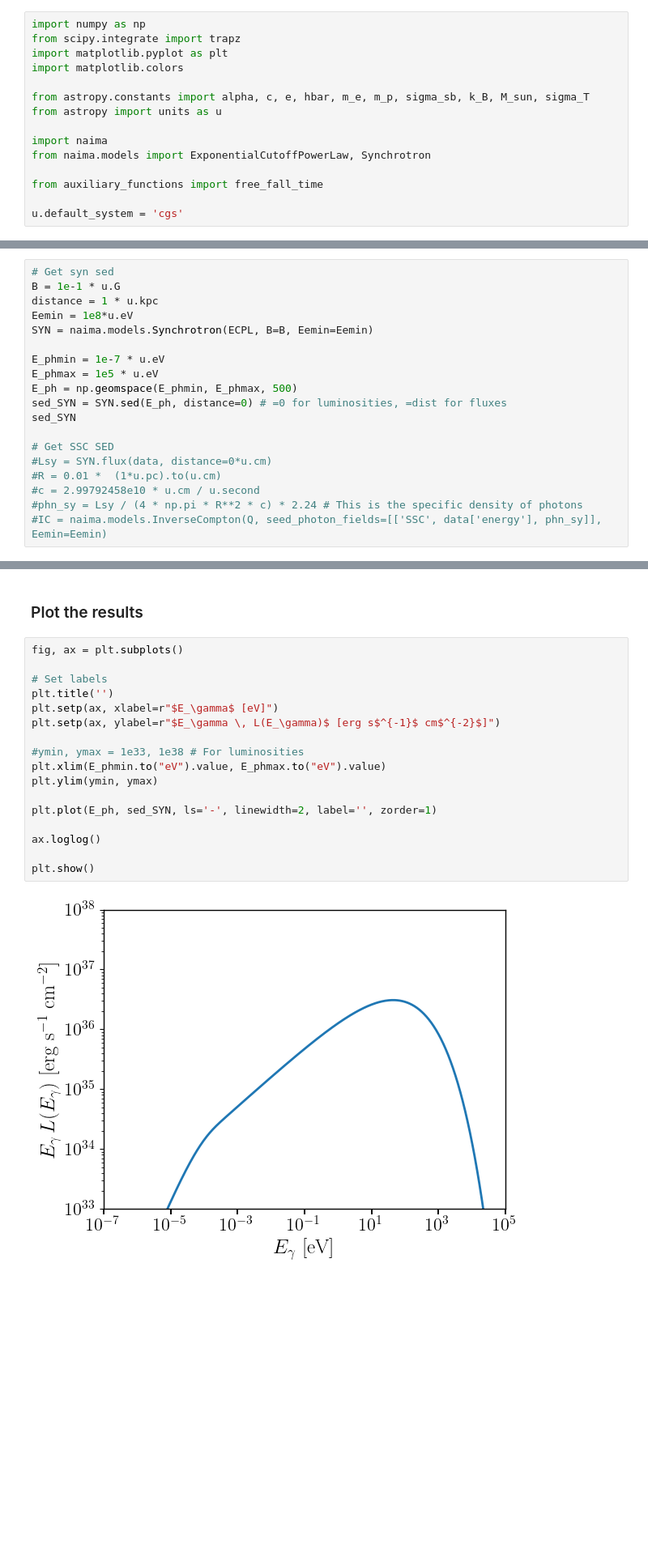
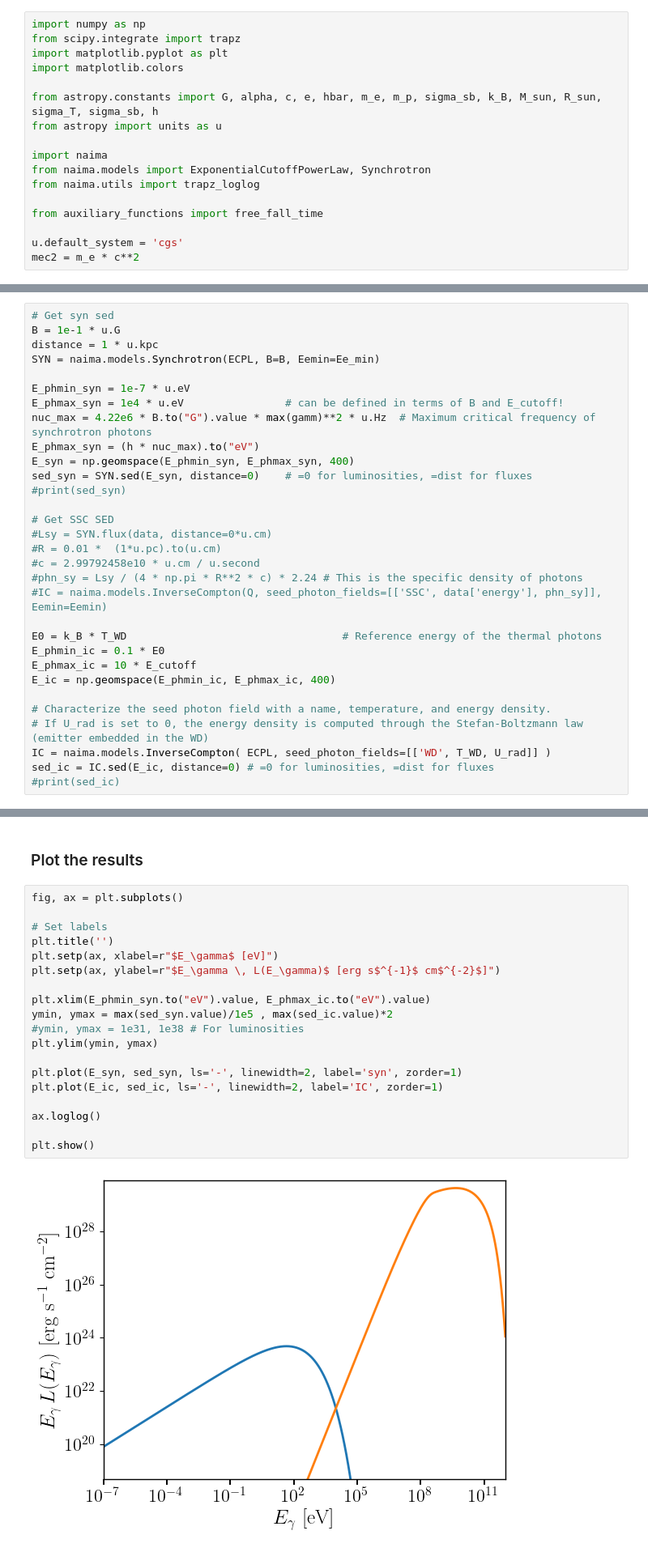
Before and after one commit to Outflows-Legacy-Accretion-Surveys/Magnetic_CVs, a Jupyter notebook: src/test_synchrotron_SED.ipynb, the cells around one changed output, grey strips where cells are left out. Shown: that part at 81% size. Drawn from its saved outputs; the diff is of its cells as text; blank space fills up the shorter version.

Commit message:
Added a few things for a more consistent particle energy distribution and included a preliminary IC component

```diff
--- a/src/test_synchrotron_SED.ipynb
+++ b/src/test_synchrotron_SED.ipynb
@@ -6,15 +6,17 @@ from scipy.integrate import trapz
 import matplotlib.pyplot as plt
 import matplotlib.colors
 
-from astropy.constants import alpha, c, e, hbar, m_e, m_p, sigma_sb, k_B, M_sun, sigma_T
+from astropy.constants import G, alpha, c, e, hbar, m_e, m_p, sigma_sb, k_B, M_sun, R_sun, sigma_T, sigma_sb, h
 from astropy import units as u
 
 import naima
 from naima.models import ExponentialCutoffPowerLaw, Synchrotron
+from naima.utils import trapz_loglog
 
 from auxiliary_functions import free_fall_time
 
 u.default_system = 'cgs'
+mec2 = m_e * c**2
 # %%
 # Nice-looking plots
 nice_fonts = {
@@ -68,14 +155,15 @@ ECPL
 # Get syn sed
 B = 1e-1 * u.G
 distance = 1 * u.kpc
-Eemin = 1e8*u.eV
-SYN = naima.models.Synchrotron(ECPL, B=B, Eemin=Eemin)
+SYN = naima.models.Synchrotron(ECPL, B=B, Eemin=Ee_min)
 
-E_phmin = 1e-7 * u.eV
-E_phmax = 1e5 * u.eV
-E_ph = np.geomspace(E_phmin, E_phmax, 500)
-sed_SYN = SYN.sed(E_ph, distance=0) # =0 for luminosities, =dist for fluxes
-sed_SYN
+E_phmin_syn = 1e-7 * u.eV
+E_phmax_syn = 1e4 * u.eV                # can be defined in terms of B and E_cutoff!
+nuc_max = 4.22e6 * B.to("G").value * max(gamm)**2 * u.Hz  # Maximum critical frequency of synchrotron photons
+E_phmax_syn = (h * nuc_max).to("eV")
+E_syn = np.geomspace(E_phmin_syn, E_phmax_syn, 400)
+sed_syn = SYN.sed(E_syn, distance=0)    # =0 for luminosities, =dist for fluxes
+#print(sed_syn)
 
 # Get SSC SED
 #Lsy = SYN.flux(data, distance=0*u.cm)
@@ -83,3 +171,14 @@ sed_SYN
 #c = 2.99792458e10 * u.cm / u.second
 #phn_sy = Lsy / (4 * np.pi * R**2 * c) * 2.24 # This is the specific density of photons
 #IC = naima.models.InverseCompton(Q, seed_photon_fields=[['SSC', data['energy'], phn_sy]], Eemin=Eemin)
+
+E0 = k_B * T_WD                                  # Reference energy of the thermal photons
+E_phmin_ic = 0.1 * E0
+E_phmax_ic = 10 * E_cutoff
+E_ic = np.geomspace(E_phmin_ic, E_phmax_ic, 400)
+
+# Characterize the seed photon field with a name, temperature, and energy density.
+# If U_rad is set to 0, the energy density is computed through the Stefan-Boltzmann law (emitter embedded in the WD)
+IC = naima.models.InverseCompton( ECPL, seed_photon_fields=[['WD', T_WD, U_rad]] )
+sed_ic = IC.sed(E_ic, distance=0) # =0 for luminosities, =dist for fluxes
+#print(sed_ic)
@@ -90,19 +187,21 @@ $[3.2884421 \times 10^{30},~3.5394866 \times 10^{30},~3.8096569 \times 10^{30},~
 # %%
 fig, ax = plt.subplots()
 
 # Set labels
 plt.title('')
 plt.setp(ax, xlabel=r"$E_\gamma$ [eV]")
 plt.setp(ax, ylabel=r"$E_\gamma \, L(E_\gamma)$ [erg s$^{-1}$ cm$^{-2}$]")
 
-#ymin, ymax = 1e33, 1e38 # For luminosities
-plt.xlim(E_phmin.to("eV").value, E_phmax.to("eV").value)
+plt.xlim(E_phmin_syn.to("eV").value, E_phmax_ic.to("eV").value)
+ymin, ymax = max(sed_syn.value)/1e5 , max(sed_ic.value)*2
+#ymin, ymax = 1e31, 1e38 # For luminosities
 plt.ylim(ymin, ymax)
 
-plt.plot(E_ph, sed_SYN, ls='-', linewidth=2, label='', zorder=1)
+plt.plot(E_syn, sed_syn, ls='-', linewidth=2, label='syn', zorder=1)
+plt.plot(E_ic, sed_ic, ls='-', linewidth=2, label='IC', zorder=1)
 
 ax.loglog()
 
 plt.show()
 # %% [output]
-[figure, old version]
+[figure, new version]
```
Also changed, not shown: parts of 11 cells of this notebook, 1 other file.
